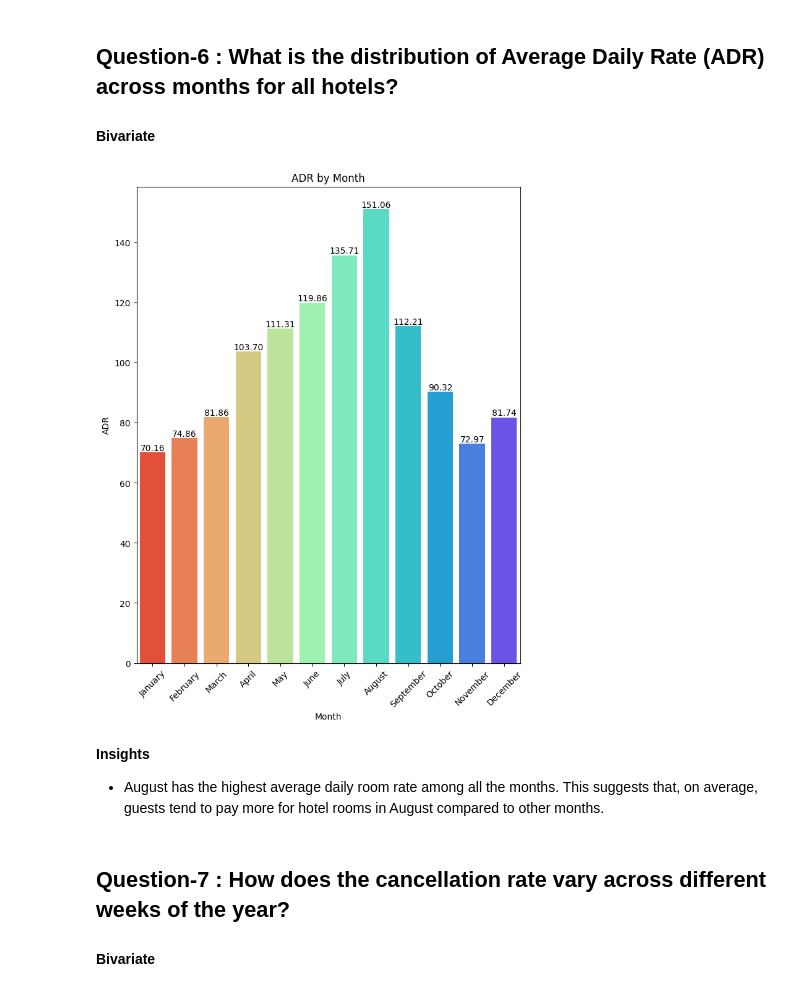
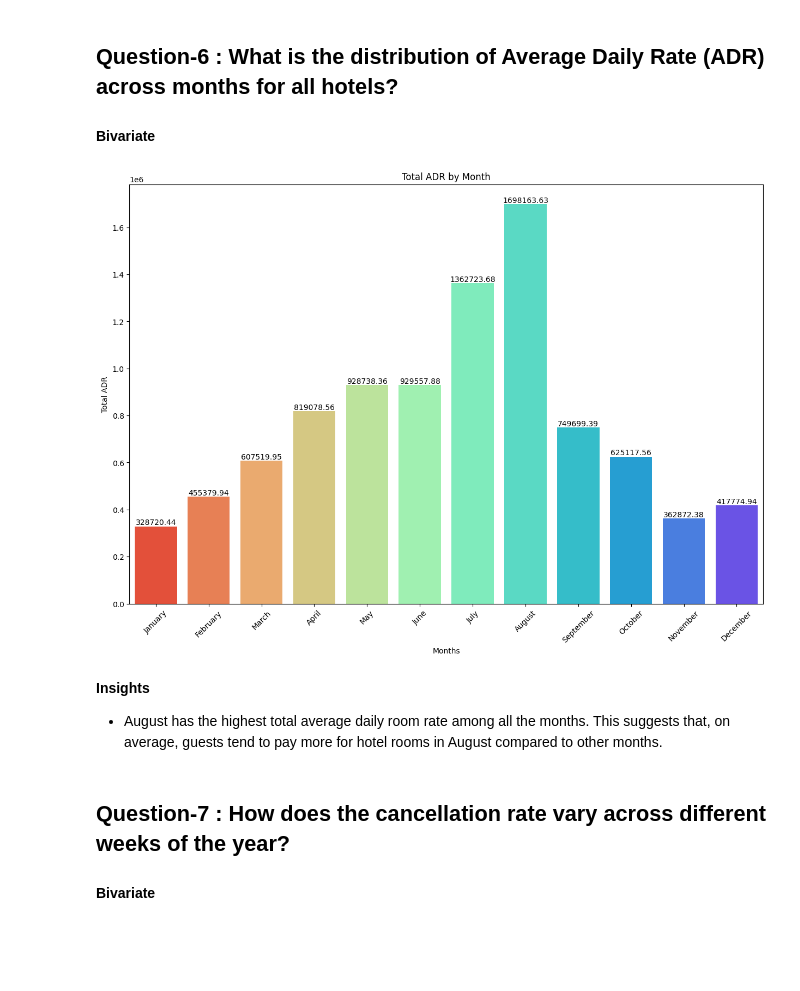
Before and after one commit to Adnan12345678910/Hotel_Booking_Analysis, a Jupyter notebook: Hotel_Bookings.ipynb, the cells around one changed output. Saved outputs shown, nothing was run; the diff lists cells and outputs as text; code cells hidden in the pictures; blank space fills up the shorter version.

Commit message:
Hotel_Booking Analysis commit-5

```diff
--- a/Hotel_Bookings.ipynb
+++ b/Hotel_Bookings.ipynb
@@ -430,0 +423,6 @@ data["market_segment"].replace("Undefined",data.market_segment.value_counts().id
+# %%
+# Removing rows where the 'adr' column has an outlier value of 5400.000000.
+data.drop(data[data.adr == 5400.000000].index, inplace=True)
+
+# Removing rows where the 'adr' column has negative values, ensuring data integrity.
+data.drop(data[data.adr < 0].index, inplace=True)
@@ -430,0 +446,3 @@ data["market_segment"].replace("Undefined",data.market_segment.value_counts().id
+# %%
+# Removing rows where the required car parking spaces exceed the total number of guests.
+data.drop(data[data.required_car_parking_spaces > data.total_guests].index, inplace=True)
@@ -430,0 +451,3 @@ data["market_segment"].replace("Undefined",data.market_segment.value_counts().id
+# %%
+# Removing rows where the 'children' column has an improbable maximum value of 10.
+data.drop(data[data.children == 10].index, inplace=True)
@@ -827,22 +867,22 @@ Now lets see which month results in high revenue.
 
 #### Bivariate
 # %%
-plt.figure(figsize=(8,10))
-adr_months=data.groupby(["arrival_month"])[["adr"]].mean()
+plt.figure(figsize=(15,10))
+adr_months=data.groupby(["arrival_month"])[["adr"]].sum()
 ax=sns.barplot(x=adr_months.index, y='adr', data=adr_months, order=months_list,palette="rainbow_r")
 for p in ax.patches:
   plt.text(p.get_x()+p.get_width()/2,p.get_height(),f"{p.get_height():0.2f}",ha="center", va="bottom")
 # Adding labels and title
-plt.xlabel('Month')
-plt.ylabel('ADR')
-plt.title('ADR by Month')
+plt.xlabel('Months')
+plt.ylabel('Total ADR')
+plt.title('Total ADR by Month')
 plt.xticks(rotation=45)
 plt.show()
 # %% [output]
-[figure, old version]
+[figure, new version]
 # %% [markdown]
 **Insights**
-- August has the highest average daily room rate among all the months. This suggests that, on average, guests tend to pay more for hotel rooms in August compared to other months.
+- August has the highest total average daily room rate among all the months. This suggests that, on average, guests tend to pay more for hotel rooms in August compared to other months.
 # %% [markdown]
 ## Question-7 : How does the cancellation rate vary across different weeks of the year?
 
```
Also changed, not shown: parts of 41 cells of this notebook.
